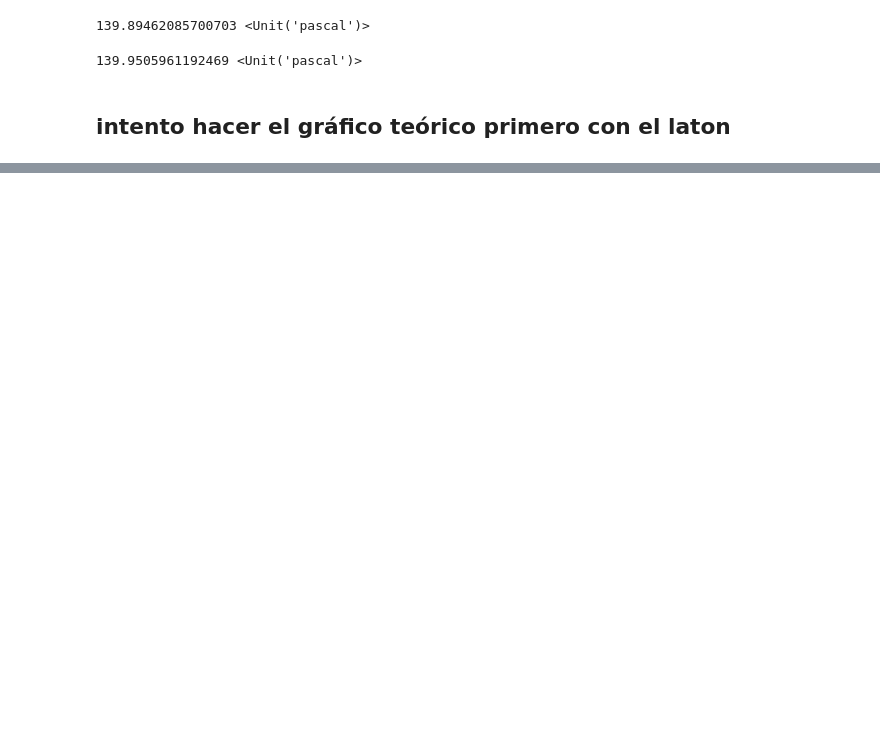
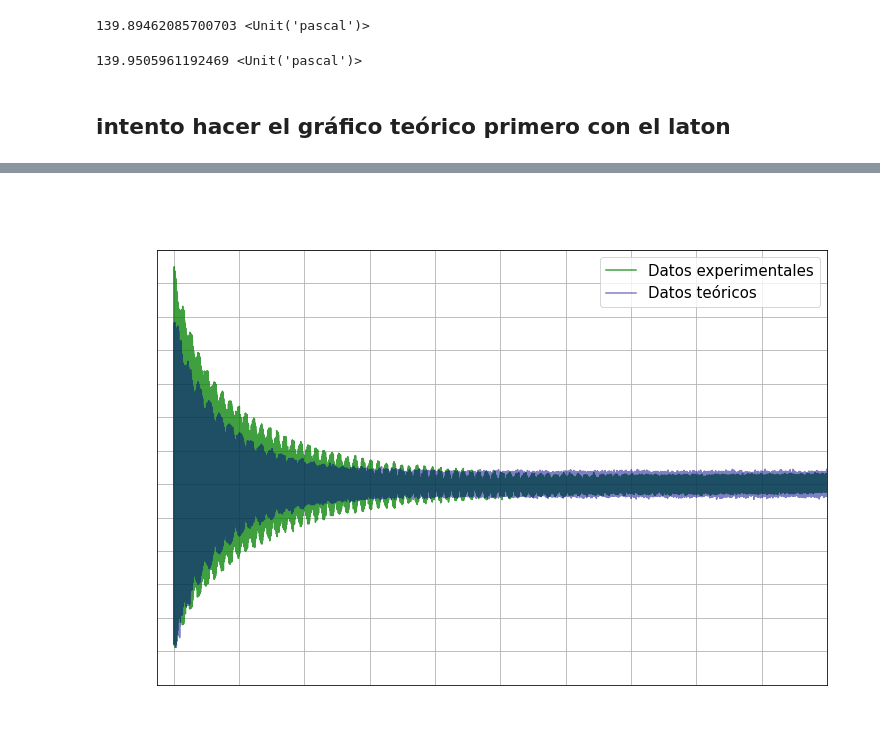
Before and after one commit to tdinapoli/labo-4, a Jupyter notebook: actividad_3/Actividad_3.3_dina.ipynb, the cells around one changed output, grey strips where cells are left out. Cells and saved outputs as stored; diff of their text form; code cells hidden in the pictures; blank space fills up the shorter version.

```diff
--- a/actividad_3/Actividad_3.3_dina.ipynb
+++ b/actividad_3/Actividad_3.3_dina.ipynb
@@ -295,16 +379,22 @@ v = v(t, A, w, fi, seda)
 # %%
-%matplotlib nbagg
-fig, ax = plt.subplots(1, figsize=(10,10))
+%matplotlib inline
+fig, ax = plt.subplots(1, figsize=(12,8))
 
 t_graf = np.array(t)
-v_graf = np.array(v) #+ offset
+v_graf = np.array(v_sim) #+ offset
 
-ax.plot(t_data, anti_transf_filt, 'red')
-#ax.plot(t_data, anti_transf, 'red')
-ax.plot(t_graf, v_graf, 'blue')
-ax.set_xlabel("Tiempo (s)")
-ax.set_ylabel("Voltaje (V)")
+#ax.plot(t_data, anti_transf_filt, color='red')
+ax.plot(t_data, anti_transf, color="green", alpha=0.75, label="Datos experimentales")
+ax.plot(t_graf, v_graf, color="darkblue", alpha=0.5, label="Datos teóricos")
+ax.set_xlabel("Tiempo (s)", fontsize=20, color="w")
+ax.set_ylabel("Amplitud (V)", fontsize=20, color="w")
 ax.grid()
-ax.set_title("Diferencia de potencial en función del tiempo")
+ax.set_title("Diferencia de potencial en función del tiempo\n para la vara de acero", fontsize=25, color="w")
+ax.set_xlim([-0.5,20])
+ax.set_xticks(np.arange(0,22,2))
+ax.set_yticks(np.arange(-0.7, 0.8, 0.1))
+ax.set_ylim([-0.6, 0.7])
+ax.tick_params(colors="w")
+plt.legend(fontsize=15)
 plt.show()
 # %% [output]
@@ -312,0 +401 @@ plt.show()
+[figure, added]
```
Also changed, not shown: parts of 8 cells of this notebook, 2 other files.
